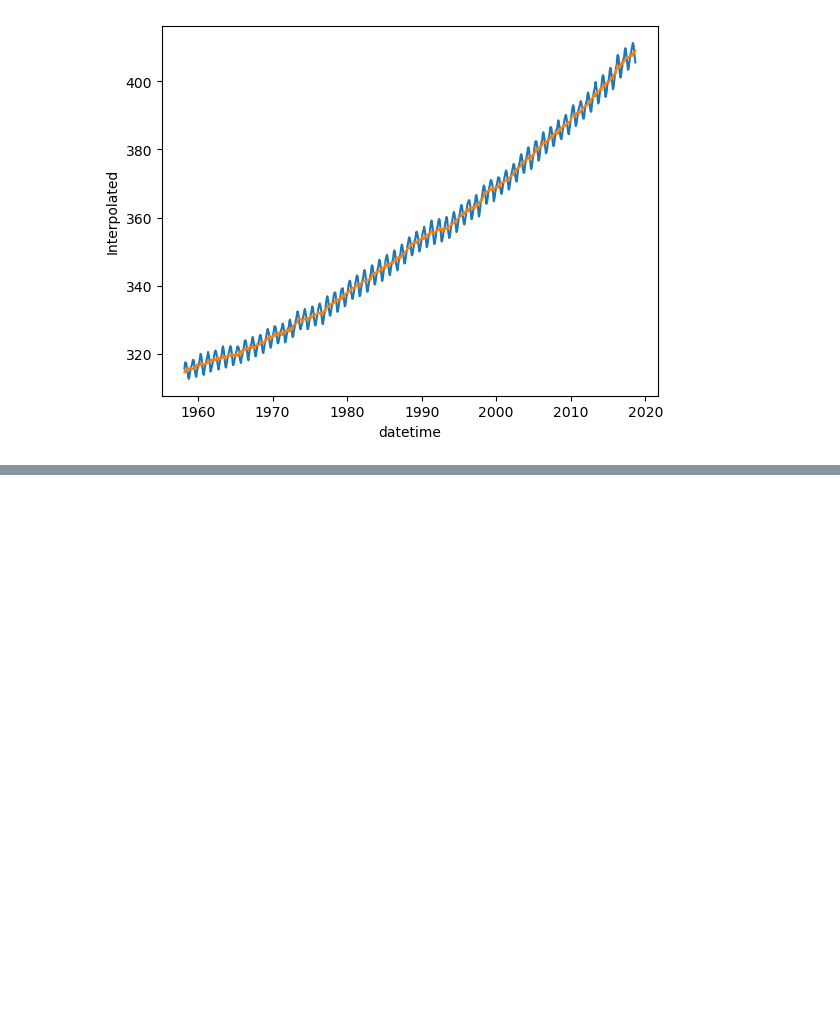
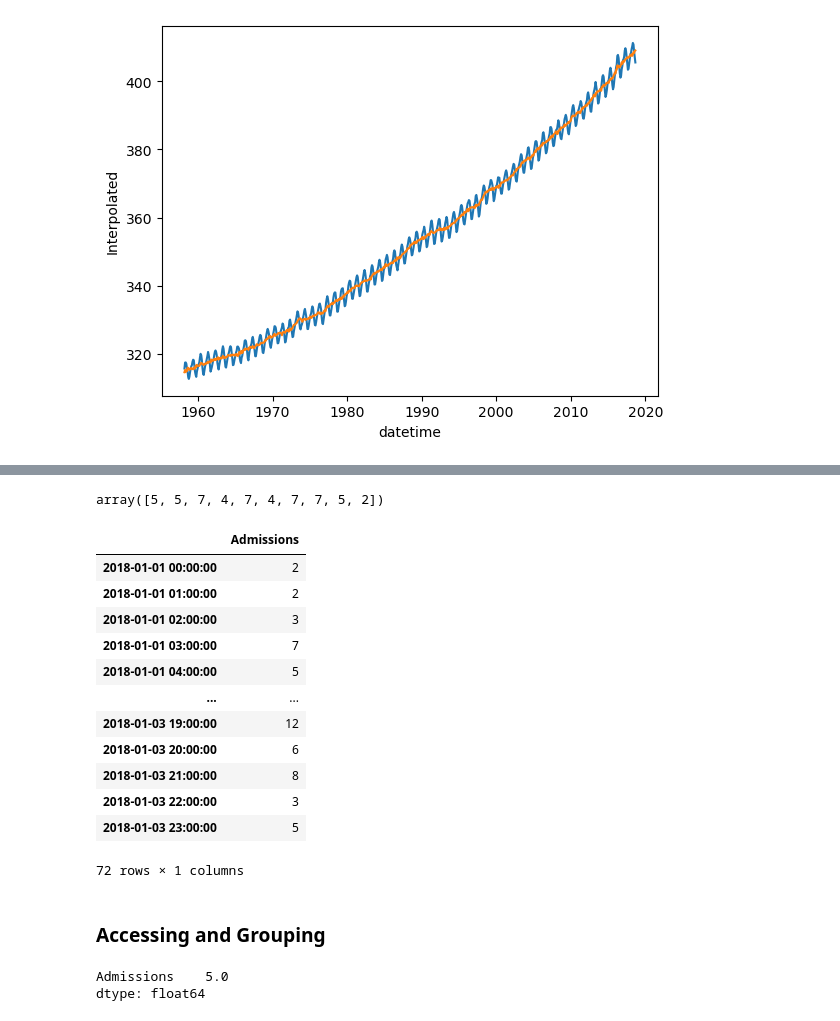
Before and after one commit to PeeBs68/mywork, a Jupyter notebook: prog_da_week6.ipynb, the cells around one changed output, grey strips where cells are left out. Drawn from its saved outputs; the diff is of its cells as text; code cells hidden in the pictures; blank space fills up the shorter version.

```diff
--- a/prog_da_week6.ipynb
+++ b/prog_da_week6.ipynb
@@ -81,0 +85,2 @@ sns.lineplot(data=df, x='datetime', y='Trend')
+# %%
+idx = pd.date_range("2018-01-01", periods = 72, freq = "H")
@@ -81,0 +107,35 @@ sns.lineplot(data=df, x='datetime', y='Trend')
+# %%
+rng = np.random.default_rng()
+# %%
+# Poisson Distribution - used to estimate how many times something will happen within x periods of time
+
+rng.poisson(5,10) # 5 would be the average (lambda) and 10 is the count
+# %% [output]
+array([5, 5, 7, 4, 7, 4, 7, 7, 5, 2])
+# %%
+# Create a new DataFrame
+
+ts = pd.DataFrame(data=rng.poisson(5, len(idx)), index=idx, columns=["Admissions"])
+# %%
+ts
+# %% [output]
+|  | Admissions |
+| 2018-01-01 00:00:00 | 2 |
+| 2018-01-01 01:00:00 | 2 |
+| 2018-01-01 02:00:00 | 3 |
+| 2018-01-01 03:00:00 | 7 |
+| 2018-01-01 04:00:00 | 5 |
+| ... | ... |
+| 2018-01-03 19:00:00 | 12 |
+| 2018-01-03 20:00:00 | 6 |
+| 2018-01-03 21:00:00 | 8 |
+| 2018-01-03 22:00:00 | 3 |
+| 2018-01-03 23:00:00 | 5 |
+72 rows × 1 columns
+# %% [markdown]
+### Accessing and Grouping
+# %%
+ts.mean()
+# %% [output]
+Admissions    5.0
+dtype: float64
```
Also changed, not shown: parts of 8 cells of this notebook.
